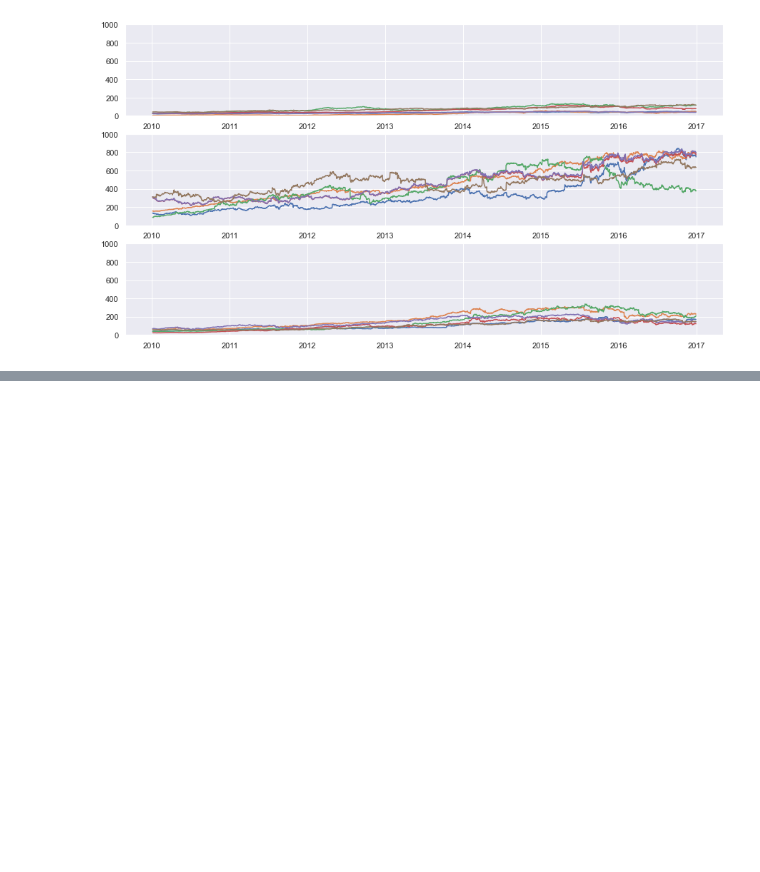
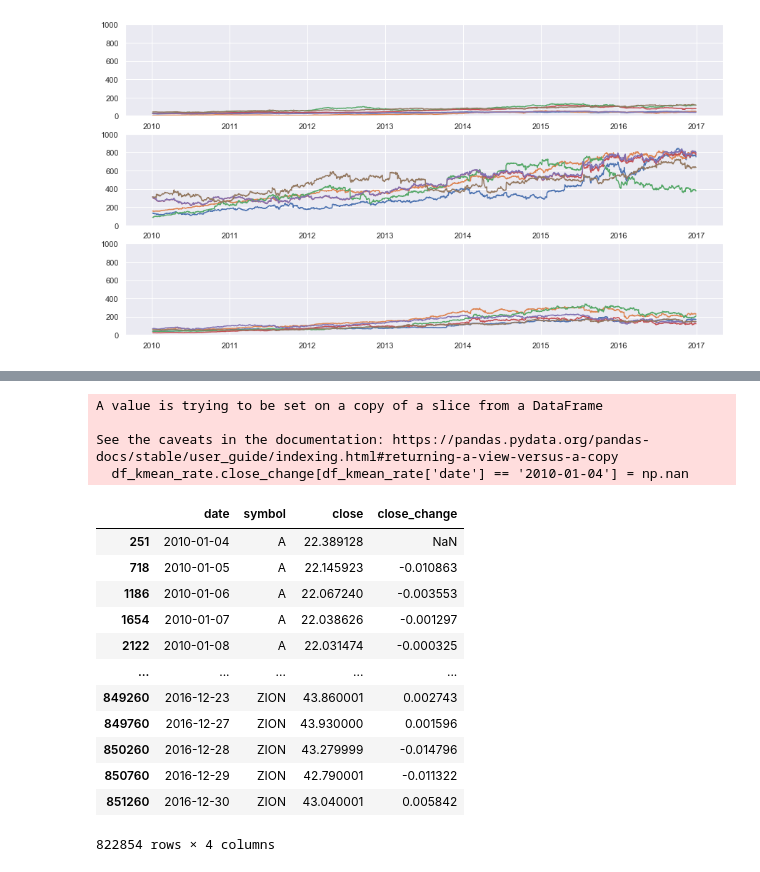
Before and after one commit to gihonglee/Stock_Analysis, a Jupyter notebook: main.ipynb, the cells around one changed output, grey strips where cells are left out. Saved outputs shown, nothing was run; the diff lists cells and outputs as text; code cells hidden in the pictures; blank space fills up the shorter version.

```diff
--- a/main.ipynb
+++ b/main.ipynb
@@ -464,0 +484,24 @@ for j in range(6):
+# %%
+df_kmean_rate['close_change'] = df_kmean_rate['close'].pct_change()
+df_kmean_rate.close_change[df_kmean_rate['date'] == '2010-01-04'] = np.nan
+# %% [output]
+A value is trying to be set on a copy of a slice from a DataFrame
+
+See the caveats in the documentation: https://pandas.pydata.org/pandas-docs/stable/user_guide/indexing.html#returning-a-view-versus-a-copy
+  df_kmean_rate.close_change[df_kmean_rate['date'] == '2010-01-04'] = np.nan
+# %%
+df_kmean_rate
+# %% [output]
+|  | date | symbol | close | close_change |
+| 251 | 2010-01-04 | A | 22.389128 | NaN |
+| 718 | 2010-01-05 | A | 22.145923 | -0.010863 |
+| 1186 | 2010-01-06 | A | 22.067240 | -0.003553 |
+| 1654 | 2010-01-07 | A | 22.038626 | -0.001297 |
+| 2122 | 2010-01-08 | A | 22.031474 | -0.000325 |
+| ... | ... | ... | ... | ... |
+| 849260 | 2016-12-23 | ZION | 43.860001 | 0.002743 |
+| 849760 | 2016-12-27 | ZION | 43.930000 | 0.001596 |
+| 850260 | 2016-12-28 | ZION | 43.279999 | -0.014796 |
+| 850760 | 2016-12-29 | ZION | 42.790001 | -0.011322 |
+| 851260 | 2016-12-30 | ZION | 43.040001 | 0.005842 |
+822854 rows × 4 columns
```
Also changed, not shown: parts of 5 cells of this notebook.
